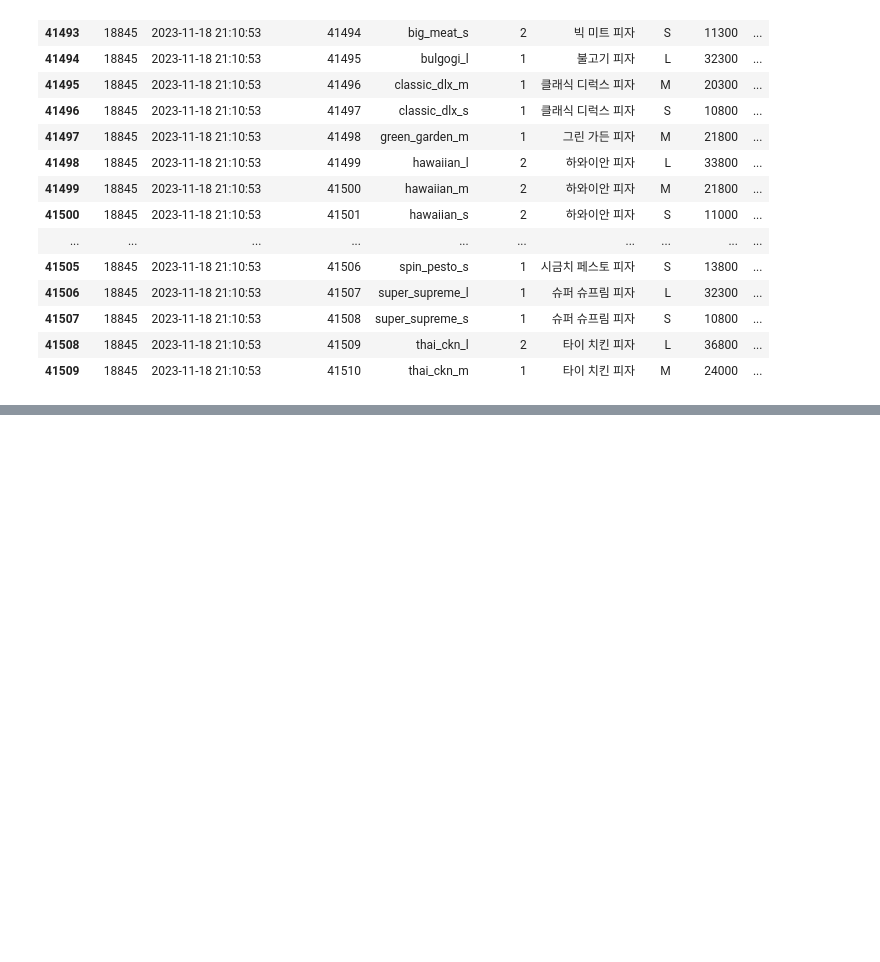
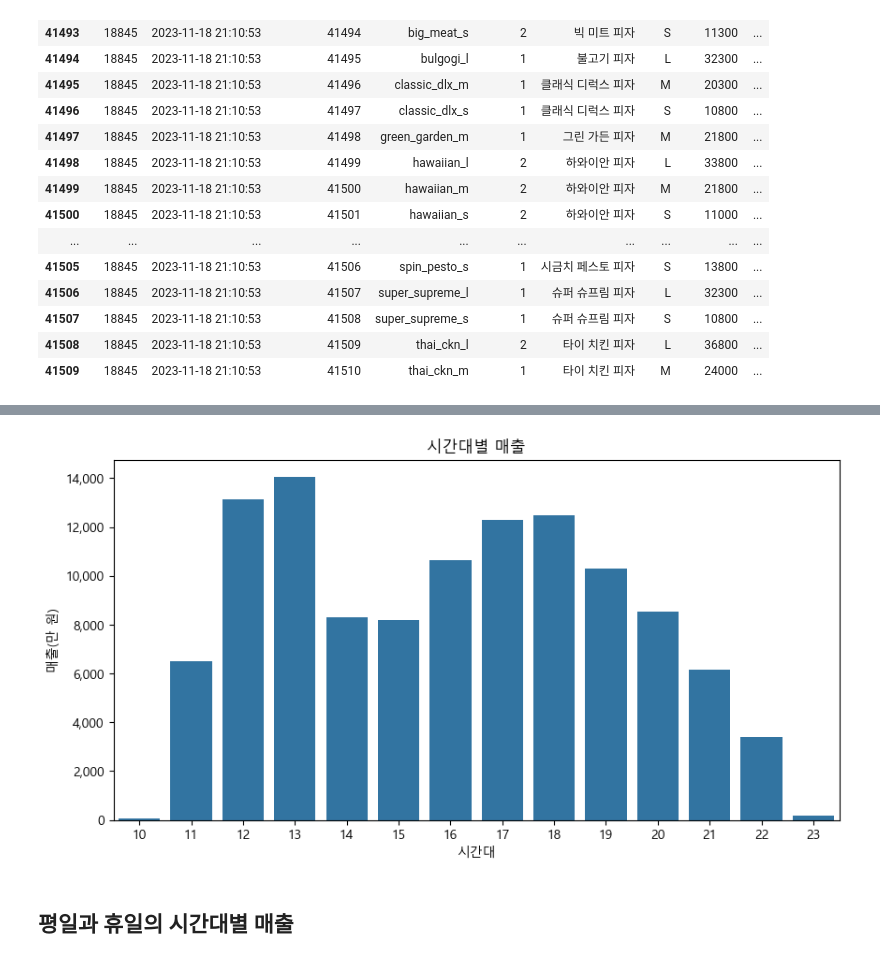
Before and after one commit to changdoong/learning-projects, a Jupyter notebook: pizza_df/pizza_df.ipynb, the cells around one changed output, grey strips where cells are left out. Drawn from its saved outputs; the diff is of its cells as text; code cells hidden in the pictures; blank space fills up the shorter version.

```diff
--- a/pizza_df/pizza_df.ipynb
+++ b/pizza_df/pizza_df.ipynb
@@ -235,0 +317,3 @@ pizza_orders_df[pizza_orders_df['order_id'] == 18845]
+# %%
+pizza_orders_df['hour'] = pizza_orders_df['order_timestamp'].dt.hour
+pizza_orders_df.head()
@@ -235,0 +327,3 @@ pizza_orders_df[pizza_orders_df['order_id'] == 18845]
+# %%
+sales_by_hour = pizza_orders_df.groupby('hour')['total_price'].sum().reset_index()
+sales_by_hour
@@ -235,0 +346,11 @@ pizza_orders_df[pizza_orders_df['order_id'] == 18845]
+# %%
+plt.rcParams['figure.figsize'] = (10,5)
+sns.barplot(data=sales_by_hour,x='hour',y='total_price')
+plt.title('시간대별 매출')
+plt.xlabel('시간대')
+plt.ylabel('매출(만 원)')
+plt.gca().yaxis.set_major_formatter(plt.FuncFormatter(lambda x, _: f'{x/10000:,.0f}'))
+# %% [output]
+[figure, added]
+# %% [markdown]
+## 평일과 휴일의 시간대별 매출
```
Also changed, not shown: parts of 22 cells of this notebook.
